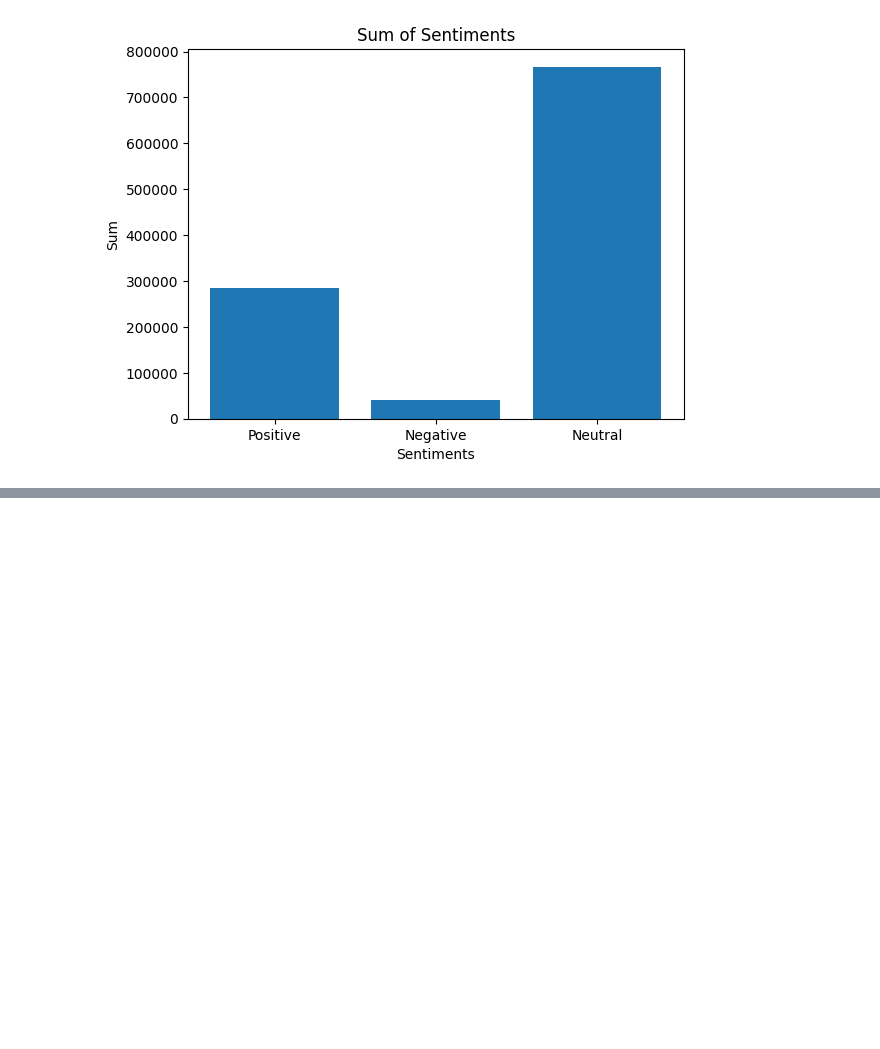
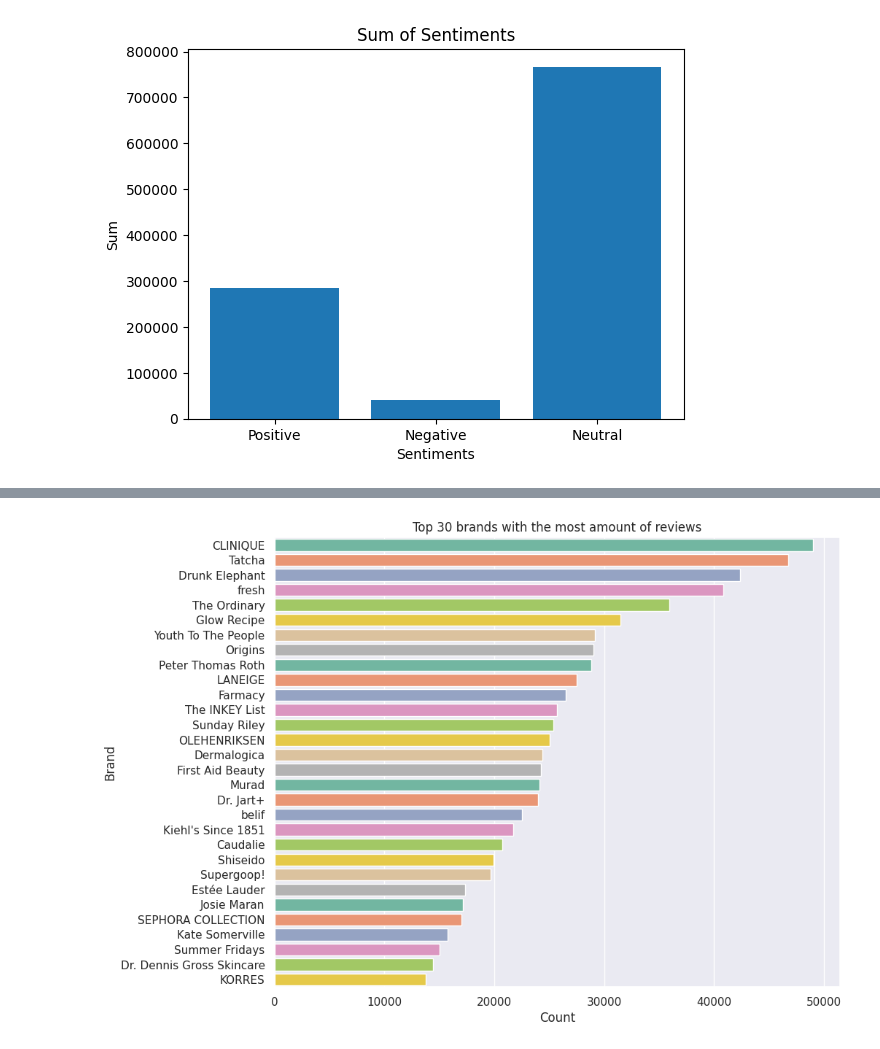
Before and after one commit to aksanaboo/sephora, a Jupyter notebook: SephoraEDApart2.ipynb, the cells around one changed output, grey strips where cells are left out. Cells and saved outputs as stored; diff of their text form; code cells hidden in the pictures; blank space fills up the shorter version.

```diff
--- a/SephoraEDApart2.ipynb
+++ b/SephoraEDApart2.ipynb
@@ -205,0 +295,14 @@ plt.show()
+# %%
+top_brand = review['brand_name'].value_counts().reset_index()
+# %%
+top_brand.rename(columns={'index':'brand_name','brand_name':'Count'},inplace=True)
+# %%
+plt.figure(figsize=(10,8))
+sns.set(style='darkgrid')
+sns.barplot(data=top_brand,x=top_brand['Count'][:30],y=top_brand['brand_name'][:30],palette='Set2')
+plt.xlabel('Count')
+plt.ylabel('Brand')
+plt.title('Top 30 brands with the most amount of reviews')
+plt.show()
+# %% [output]
+[figure, added]
```
Also changed, not shown: parts of 15 cells of this notebook.
